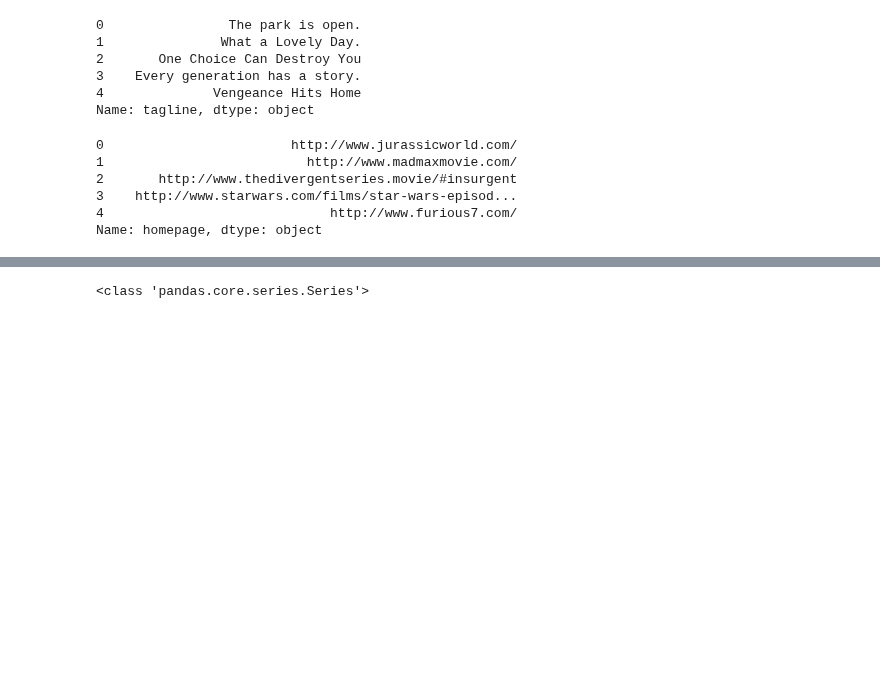
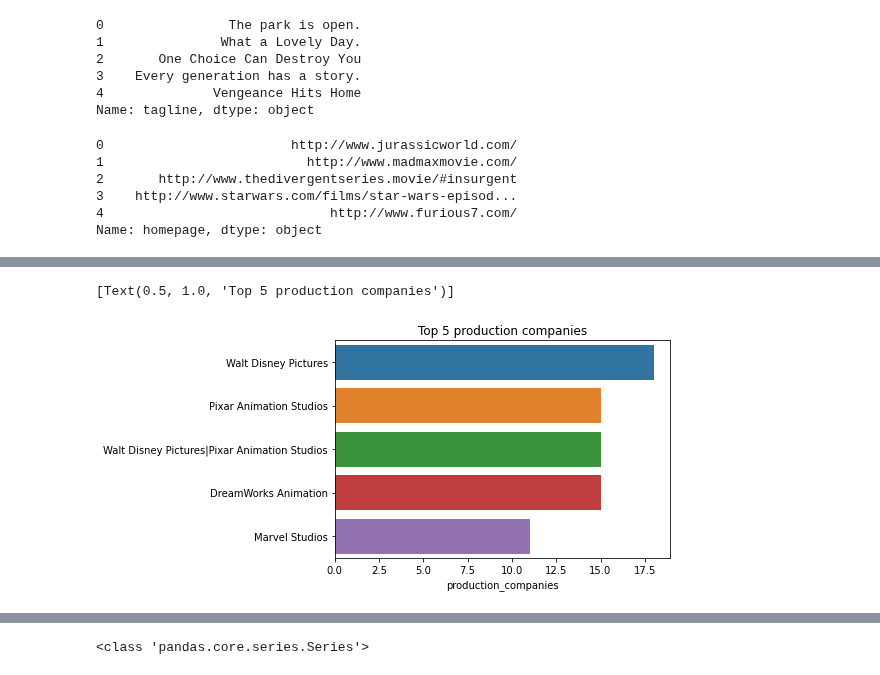
Before and after one commit to spongestm/udacity-project-1, a Jupyter notebook: UDACITY PROJECT 1.ipynb, the cells around one changed output, grey strips where cells are left out. Drawn from its saved outputs; the diff is of its cells as text; code cells hidden in the pictures; blank space fills up the shorter version.

```diff
--- a/UDACITY PROJECT 1.ipynb
+++ b/UDACITY PROJECT 1.ipynb
@@ -141,2 +151,7 @@ Name: production_companies, dtype: int64
+# %%
+sns.barplot(y=index,x='production_companies',data=high_prod_companies).set(title='Top 5 production companies')
+# %% [output]
+[Text(0.5, 1.0, 'Top 5 production companies')]
+[figure, added]
 # %%
 # movies with highest budget/funding
```
Also changed, not shown: parts of 42 cells of this notebook.
